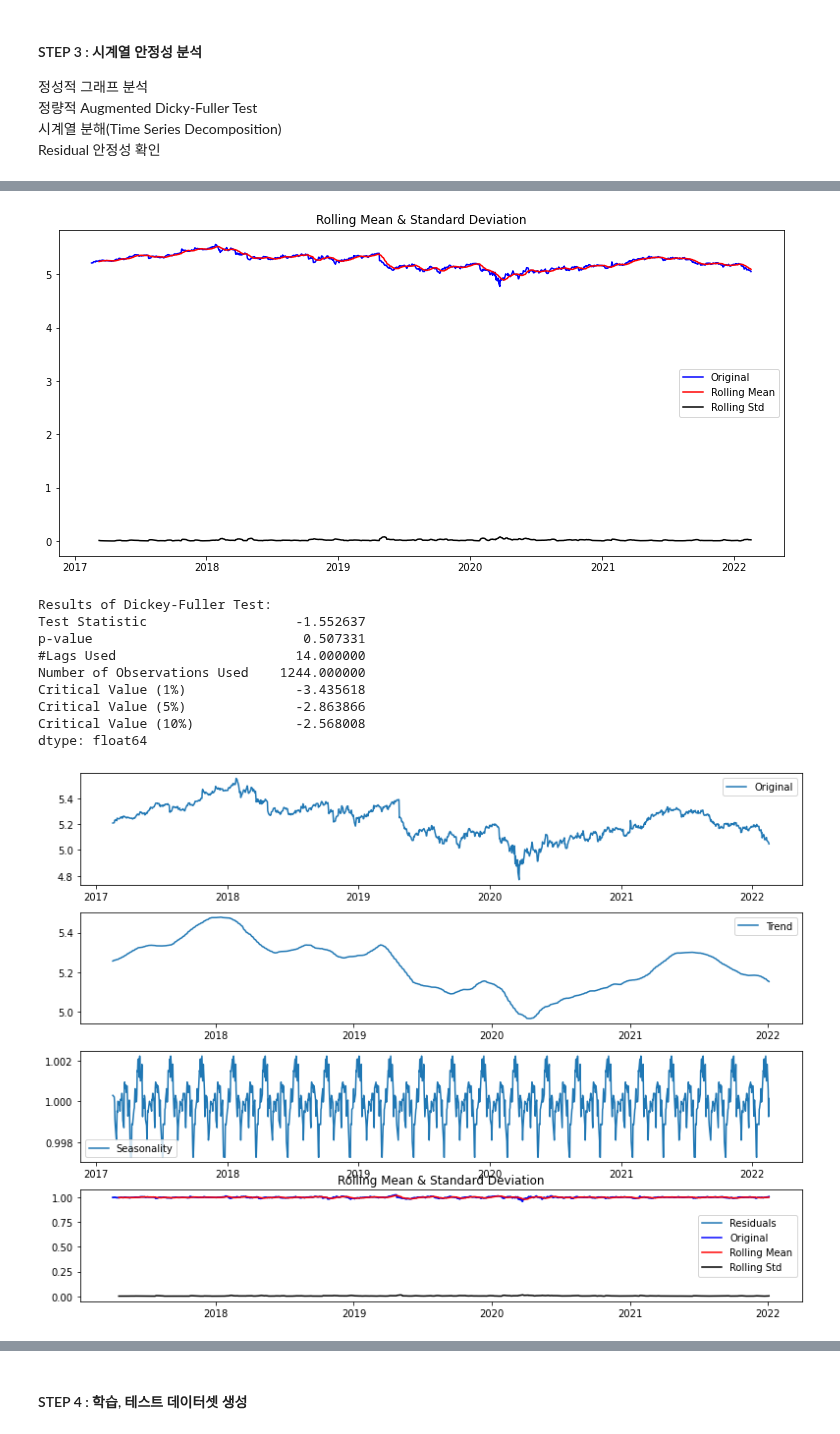
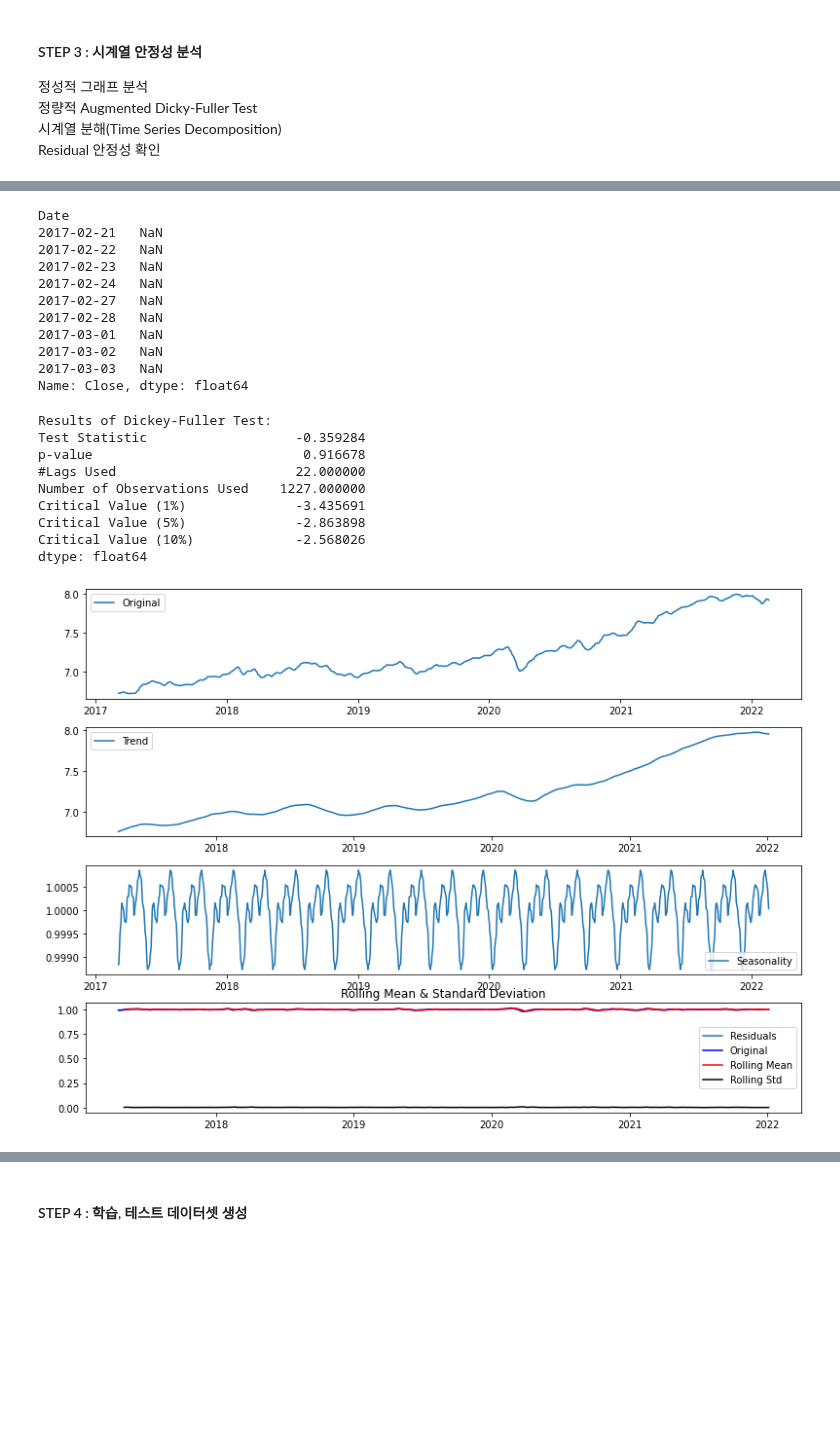
Before and after one commit to Kona-cfd/AIFFEL_PROJECT, a Jupyter notebook: [E-11]stock_prediction.ipynb, the cells around one changed output, grey strips where cells are left out. Cells and saved outputs as stored; diff of their text form; code cells hidden in the pictures; blank space fills up the shorter version.

```diff
--- a/[E-11]stock_prediction.ipynb
+++ b/[E-11]stock_prediction.ipynb
@@ -416,10 +465,8 @@ MAPE: 14.63%
 # %%
-dataset_filepath = Path.joinpath(directory, 'MMM.csv')
+dataset_filepath = Path.joinpath(directory, 'GOOG.csv')
 dataset_filepath = str(dataset_filepath)
-
 df = pd.read_csv(dataset_filepath, index_col='Date', parse_dates=True)
 ts = df['Close']
-
 ts.head()
 # %% [output]
 Date
@@ -455,44 +507,59 @@ Residual 안정성 확인
+# %%
+rolmean = ts_log.rolling(window=10).mean() ##### rolmean을 사용해서 계산해 본다.
+rolmean[rolmean.isna()]
+# %% [output]
+Date
+2017-02-21   NaN
+2017-02-22   NaN
+2017-02-23   NaN
+2017-02-24   NaN
+2017-02-27   NaN
+2017-02-28   NaN
+2017-03-01   NaN
+2017-03-02   NaN
+2017-03-03   NaN
+Name: Close, dtype: float64
+# %%
+rolmean_clean = rolmean.dropna()
+# %%
+ts_log = rolmean_clean
 # %%
-# 정성적 그래프 분석
-plot_rolling_statistics(ts_log, window=15)
-
 #정량적 Augmented Dicky-Fuller Test
 augmented_dickey_fuller_test(ts_log)
 
 #시계열 분해 (Time Series Decomposition)
 from statsmodels.tsa.seasonal import seasonal_decompose
 decomposition = seasonal_decompose(ts_log, model='multiplicative', period = 60)
 trend         = decomposition.trend # 추세(시간 추이에 따라 나타나는 평균값 변화 )
 seasonal      = decomposition.seasonal # 계절성(패턴이 파악되지 않은 주기적 변화)
 residual      = decomposition.resid # 원본(로그변환한) - 추세 - 계절성
 
 plt.rcParams["figure.figsize"] = (11,8)
 plt.subplot(411)
 plt.plot(ts_log, label='Original')
 plt.legend(loc='best')
 plt.subplot(412)
 plt.plot(trend, label='Trend')
 plt.legend(loc='best')
 plt.subplot(413)
 plt.plot(seasonal,label='Seasonality')
 plt.legend(loc='best')
 plt.subplot(414)
 plt.plot(residual, label='Residuals')
 plt.legend(loc='best')
 plt.tight_layout()
 
 plt.rcParams["figure.figsize"] = (13,6)
 plot_rolling_statistics(residual)
 # %% [output]
+Results of Dickey-Fuller Test:
+Test Statistic                   -0.359284
+p-value                           0.916678
+#Lags Used                       22.000000
+Number of Observations Used    1227.000000
+Critical Value (1%)              -3.435691
+Critical Value (5%)              -2.863898
+Critical Value (10%)             -2.568026
+dtype: float64
-[figure, old version]
+[figure, new version]
-Results of Dickey-Fuller Test:
-Test Statistic                   -1.552637
-p-value                           0.507331
-#Lags Used                       14.000000
-Number of Observations Used    1244.000000
-Critical Value (1%)              -3.435618
-Critical Value (5%)              -2.863866
-Critical Value (10%)             -2.568008
-dtype: float64
-[figure, removed]
 # %% [markdown]
```
Also changed, not shown: parts of 43 cells of this notebook.
